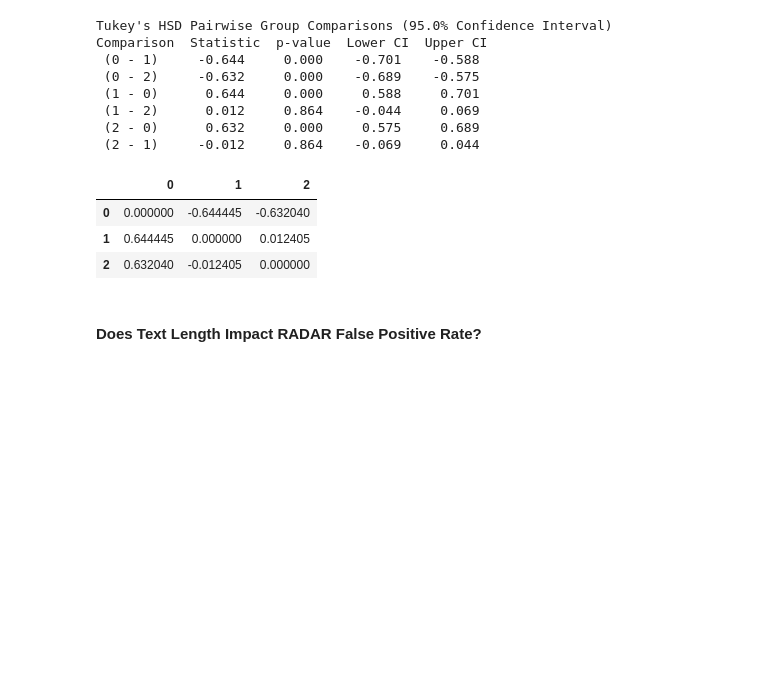
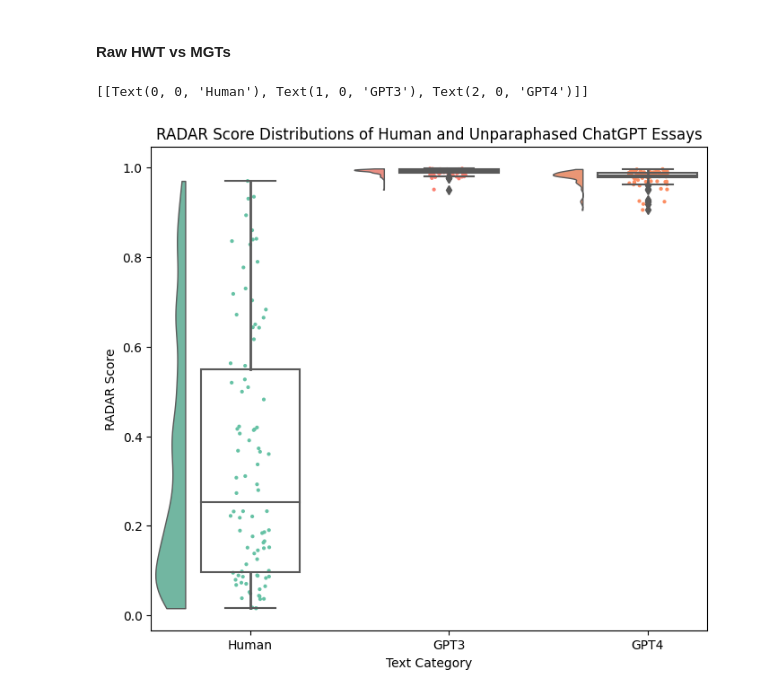
Before and after one commit to nicole-jefferies/RADAR_Eval, a Jupyter notebook: Visualisations and Statistical Tests.ipynb, the cells around one changed output. Saved outputs shown, nothing was run; the diff lists cells and outputs as text; code cells hidden in the pictures; blank space fills up the shorter version.

```diff
--- a/Visualisations and Statistical Tests.ipynb
+++ b/Visualisations and Statistical Tests.ipynb
@@ -96,25 +0,0 @@ F_onewayResult(statistic=468.78647043619145, pvalue=4.4466620991013023e-88)
-# %%
-# Perform Follow Up Tukey Tests
-res = tukey_hsd(data['STUD_REFORMATTED'], data['GPT3_RADAR'],  data['GPT4_RADAR'])
-print(res)
-
-stats = pd.DataFrame(res.statistic)
-pvalues = pd.DataFrame(res.pvalue)
-# %% [output]
-Tukey's HSD Pairwise Group Comparisons (95.0% Confidence Interval)
-Comparison  Statistic  p-value  Lower CI  Upper CI
- (0 - 1)     -0.644     0.000    -0.701    -0.588
- (0 - 2)     -0.632     0.000    -0.689    -0.575
- (1 - 0)      0.644     0.000     0.588     0.701
- (1 - 2)      0.012     0.864    -0.044     0.069
- (2 - 0)      0.632     0.000     0.575     0.689
- (2 - 1)     -0.012     0.864    -0.069     0.044
-# %%
-stats
-# %% [output]
-|  | 0 | 1 | 2 |
-| 0 | 0.000000 | -0.644445 | -0.632040 |
-| 1 | 0.644445 | 0.000000 | 0.012405 |
-| 2 | 0.632040 | -0.012405 | 0.000000 |
-# %% [markdown]
-#### Does Text Length Impact RADAR False Positive Rate?
@@ -120,0 +10,18 @@ stats
+# %% [markdown]
+#### Raw HWT vs MGTs
+# %%
+data = pd.read_csv('topics-post-RADAR-data.csv')
+columns_to_keep = ['STUD_REFORMATTED', 'GPT3_RADAR', 'GPT4_RADAR']
+melted_data = data[columns_to_keep]
+melted_data = pd.melt(melted_data, var_name='Category', value_name='RADAR_output')
+f, ax = plt.subplots(figsize=(8, 7))
+custom_colors = {'STUD_REFORMATTED': '#66c2a5', 'GPT3_RADAR': '#fb8072', 'GPT4_RADAR': '#fc8d62'}
+g = pt.RainCloud(data = melted_data, x = 'Category', y = 'RADAR_output', ax = ax, orient='v', point_size=3,
+             width_box= .5, width_viol= .3, scale='count', palette=custom_colors)
+plt.xlabel('Text Category')
+plt.ylabel('RADAR Score')
+plt.title('RADAR Score Distributions of Human and Unparaphased ChatGPT Essays')
+g.set(xticklabels=['Human','GPT3', 'GPT4'])
+# %% [output]
+[[Text(0, 0, 'Human'), Text(1, 0, 'GPT3'), Text(2, 0, 'GPT4')]]
+[figure, added]
```
Also changed, not shown: parts of 60 cells of this notebook, 8 other files.
